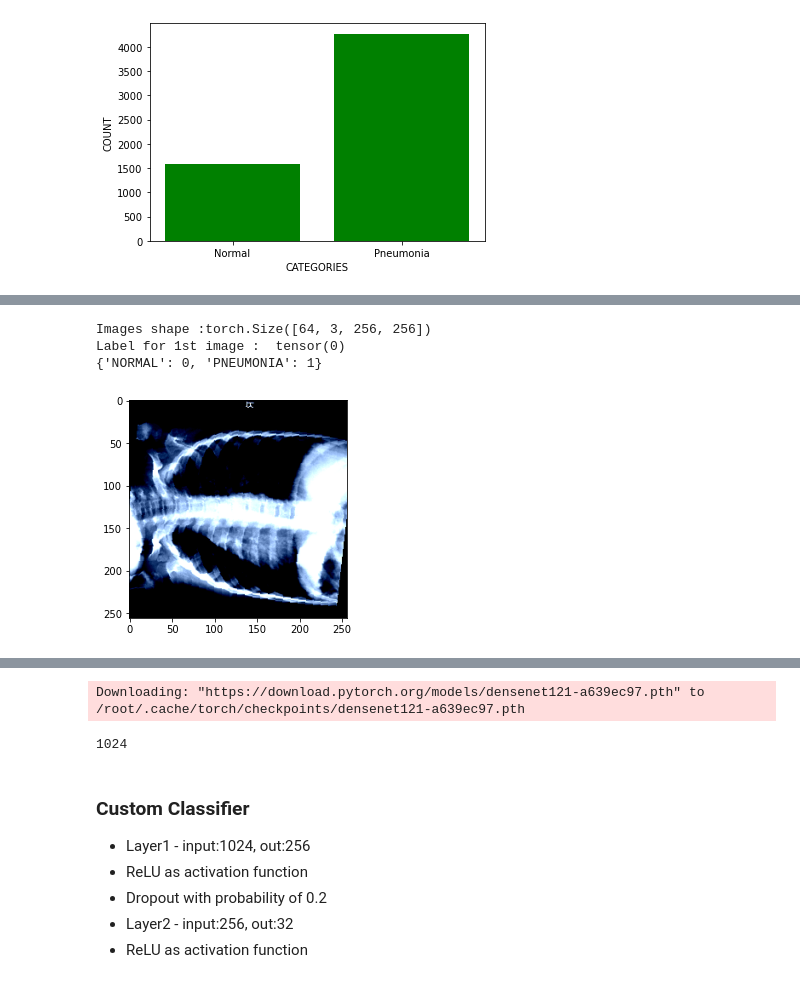
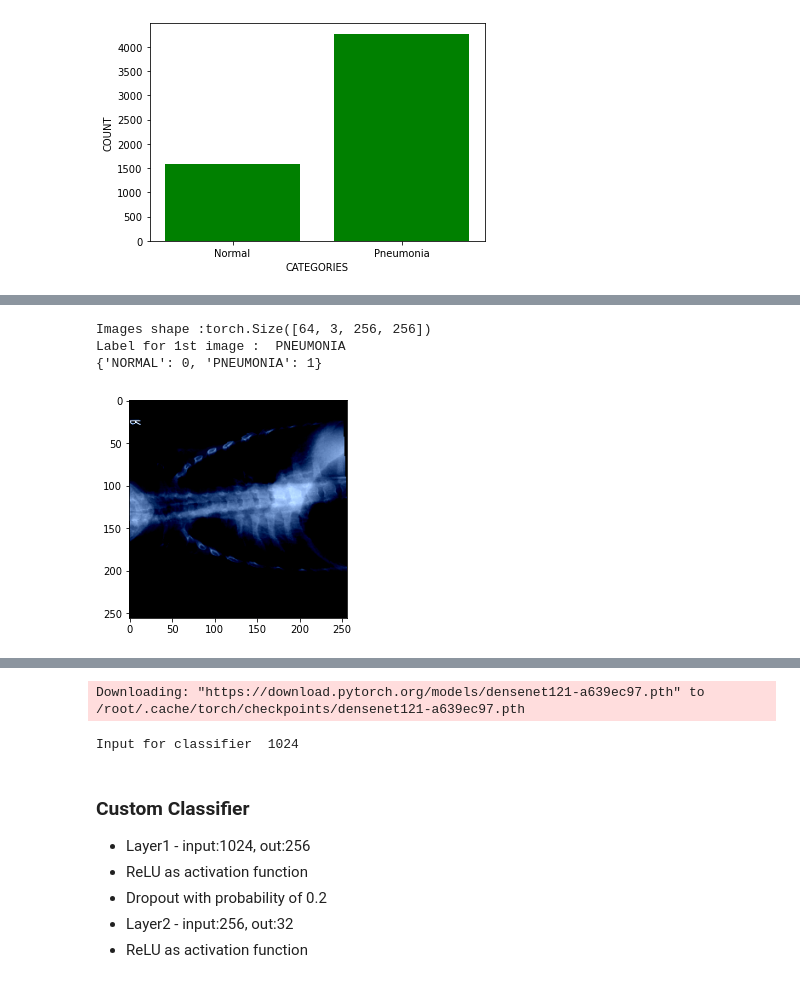
Before and after one commit to imasy36/Machine-Learning-with-python, a Jupyter notebook: Pneumonia_Detection_densenet/pneumonia-detection-densenet.ipynb, the cells around one changed output, grey strips where cells are left out. Drawn from its saved outputs; the diff is of its cells as text; code cells hidden in the pictures.

```diff
--- a/Pneumonia_Detection_densenet/pneumonia-detection-densenet.ipynb
+++ b/Pneumonia_Detection_densenet/pneumonia-detection-densenet.ipynb
@@ -105,17 +106,18 @@ train_loader = torch.utils.data.DataLoader(train_data, batch_size=64, shuffle=Tr
 val_loader = torch.utils.data.DataLoader(val_data, batch_size=64, shuffle=True)
 # %%
 #peek in data
+categories = ['NORMAL', 'PNEUMONIA']
 img, label = next(iter(train_loader))
 print("Images shape :{} ".format(img.size()))
-print("Label for 1st image : ",label[1])
-plt.imshow(img[1].numpy().transpose())
+print("Label for 1st image : ",categories[label[0]])
+plt.imshow(img[0].numpy().transpose())
 #labels
 print(train_data.class_to_idx)
 # %% [output]
 Images shape :torch.Size([64, 3, 256, 256])
-Label for 1st image :  tensor(0)
+Label for 1st image :  PNEUMONIA
 {'NORMAL': 0, 'PNEUMONIA': 1}
-[figure, old version]
+[figure, new version]
 # %% [markdown]
 <h2>Model Architecture </h2>
 In this project, we will fine-tune an existing CNN architecture to classify x-rays images for the
@@ -128,17 +130,17 @@ adding several new layers to the end to train.
 
 <center><i>One level deeper look at DenseNet-121. Dense Block and Transition Block.</i></center>
 # %%
-# using densenet121 pretrained model [just trying can change model later ]
+# using densenet121 pretrained model
 model = models.densenet121(pretrained=True)
 # set no grad as we are not going to modify weights of pretrained model except for last layer
 for param in model.parameters():
     param.requires_grad = False
 
 in_feature = model.classifier.in_features # in_feature for input to custom layers
-print(in_feature)
+print("Input for classifier ",in_feature)
 # %% [output]
 Downloading: "https://download.pytorch.org/models/densenet121-a639ec97.pth" to /root/.cache/torch/checkpoints/densenet121-a639ec97.pth
-1024
+Input for classifier  1024
 # %% [markdown]
 <h3>Custom Classifier</h3>
 <ul>
```
Also changed, not shown: parts of 9 cells of this notebook.
